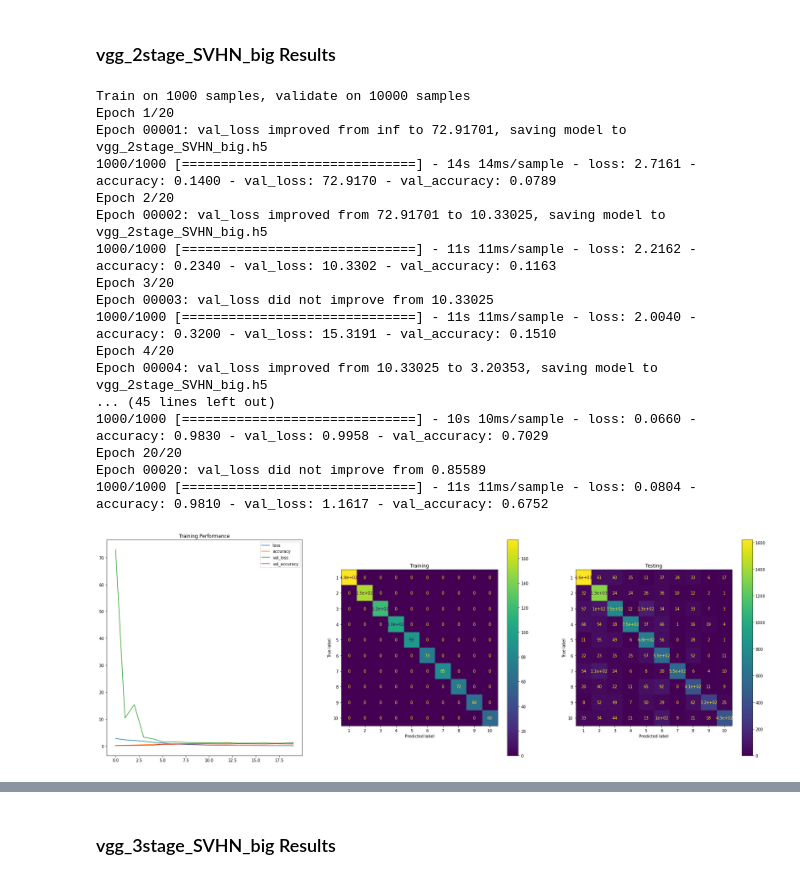
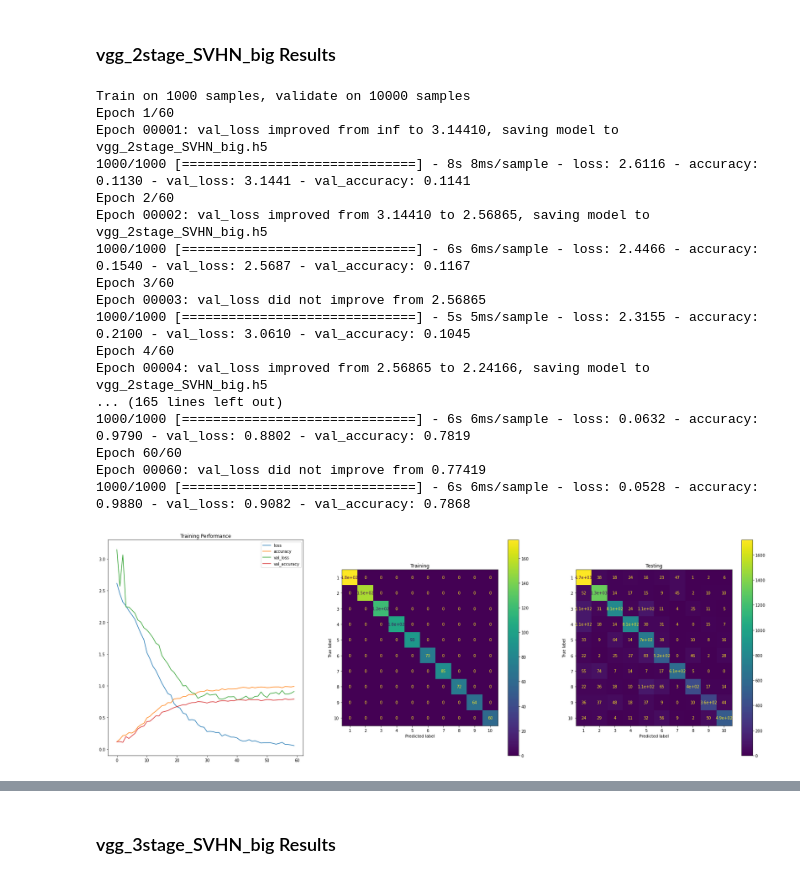
Before and after one commit to Jackhu-gc/CAB420Assignment1A, a Jupyter notebook: Ass1A_Q3_JH.ipynb, the cells around one changed output, grey strips where cells are left out. Cells and saved outputs as stored; diff of their text form; code cells hidden in the pictures.

```diff
--- a/Ass1A_Q3_JH.ipynb
+++ b/Ass1A_Q3_JH.ipynb
@@ -242,34 +215,34 @@ Text(0.5, 1.0, 'Training Performance')
 ### vgg_2stage_SVHN_big Results
 # %%
 batch_size = 128
-num_epochs = 20
+num_epochs = 60
 inputs = keras.Input(shape=(32, 32, 3, ), name='img')
-x = vgg_net(inputs, [16,32], [1024, 256], 0.2, 0.2)
+x = vgg_net(inputs, [8,16,32], [256, 128], 0.2, 0.2)
 output = layers.Dense(10)(x)
 model_cnn = keras.Model(inputs=inputs, outputs=output, name='simple_vgg')
 model_cnn.compile(loss=keras.losses.SparseCategoricalCrossentropy(from_logits=True),
               optimizer=keras.optimizers.RMSprop(),
               metrics=['accuracy'])
 train_and_eval(model_cnn, train, train_y, test, test_y, 'vgg_2stage_SVHN_big.h5', batch_size, num_epochs, class_weights)
 # %% [output]
 Train on 1000 samples, validate on 10000 samples
-Epoch 1/20
-Epoch 00001: val_loss improved from inf to 72.91701, saving model to vgg_2stage_SVHN_big.h5
-1000/1000 [==============================] - 14s 14ms/sample - loss: 2.7161 - accuracy: 0.1400 - val_loss: 72.9170 - val_accuracy: 0.0789
-Epoch 2/20
-Epoch 00002: val_loss improved from 72.91701 to 10.33025, saving model to vgg_2stage_SVHN_big.h5
-1000/1000 [==============================] - 11s 11ms/sample - loss: 2.2162 - accuracy: 0.2340 - val_loss: 10.3302 - val_accuracy: 0.1163
-Epoch 3/20
-Epoch 00003: val_loss did not improve from 10.33025
-1000/1000 [==============================] - 11s 11ms/sample - loss: 2.0040 - accuracy: 0.3200 - val_loss: 15.3191 - val_accuracy: 0.1510
-Epoch 4/20
-Epoch 00004: val_loss improved from 10.33025 to 3.20353, saving model to vgg_2stage_SVHN_big.h5
-... (45 lines left out)
-1000/1000 [==============================] - 10s 10ms/sample - loss: 0.0660 - accuracy: 0.9830 - val_loss: 0.9958 - val_accuracy: 0.7029
-Epoch 20/20
-Epoch 00020: val_loss did not improve from 0.85589
-1000/1000 [==============================] - 11s 11ms/sample - loss: 0.0804 - accuracy: 0.9810 - val_loss: 1.1617 - val_accuracy: 0.6752
+Epoch 1/60
+Epoch 00001: val_loss improved from inf to 3.14410, saving model to vgg_2stage_SVHN_big.h5
+1000/1000 [==============================] - 8s 8ms/sample - loss: 2.6116 - accuracy: 0.1130 - val_loss: 3.1441 - val_accuracy: 0.1141
+Epoch 2/60
+Epoch 00002: val_loss improved from 3.14410 to 2.56865, saving model to vgg_2stage_SVHN_big.h5
+1000/1000 [==============================] - 6s 6ms/sample - loss: 2.4466 - accuracy: 0.1540 - val_loss: 2.5687 - val_accuracy: 0.1167
+Epoch 3/60
+Epoch 00003: val_loss did not improve from 2.56865
+1000/1000 [==============================] - 5s 5ms/sample - loss: 2.3155 - accuracy: 0.2100 - val_loss: 3.0610 - val_accuracy: 0.1045
+Epoch 4/60
+Epoch 00004: val_loss improved from 2.56865 to 2.24166, saving model to vgg_2stage_SVHN_big.h5
+... (165 lines left out)
+1000/1000 [==============================] - 6s 6ms/sample - loss: 0.0632 - accuracy: 0.9790 - val_loss: 0.8802 - val_accuracy: 0.7819
+Epoch 60/60
+Epoch 00060: val_loss did not improve from 0.77419
+1000/1000 [==============================] - 6s 6ms/sample - loss: 0.0528 - accuracy: 0.9880 - val_loss: 0.9082 - val_accuracy: 0.7868
-[figure, old version]
+[figure, new version]
 # %%
 eval_model(model_cnn, test, test_y)
 # %% [output]
```
Also changed, not shown: parts of 15 cells of this notebook, 1 other file.
